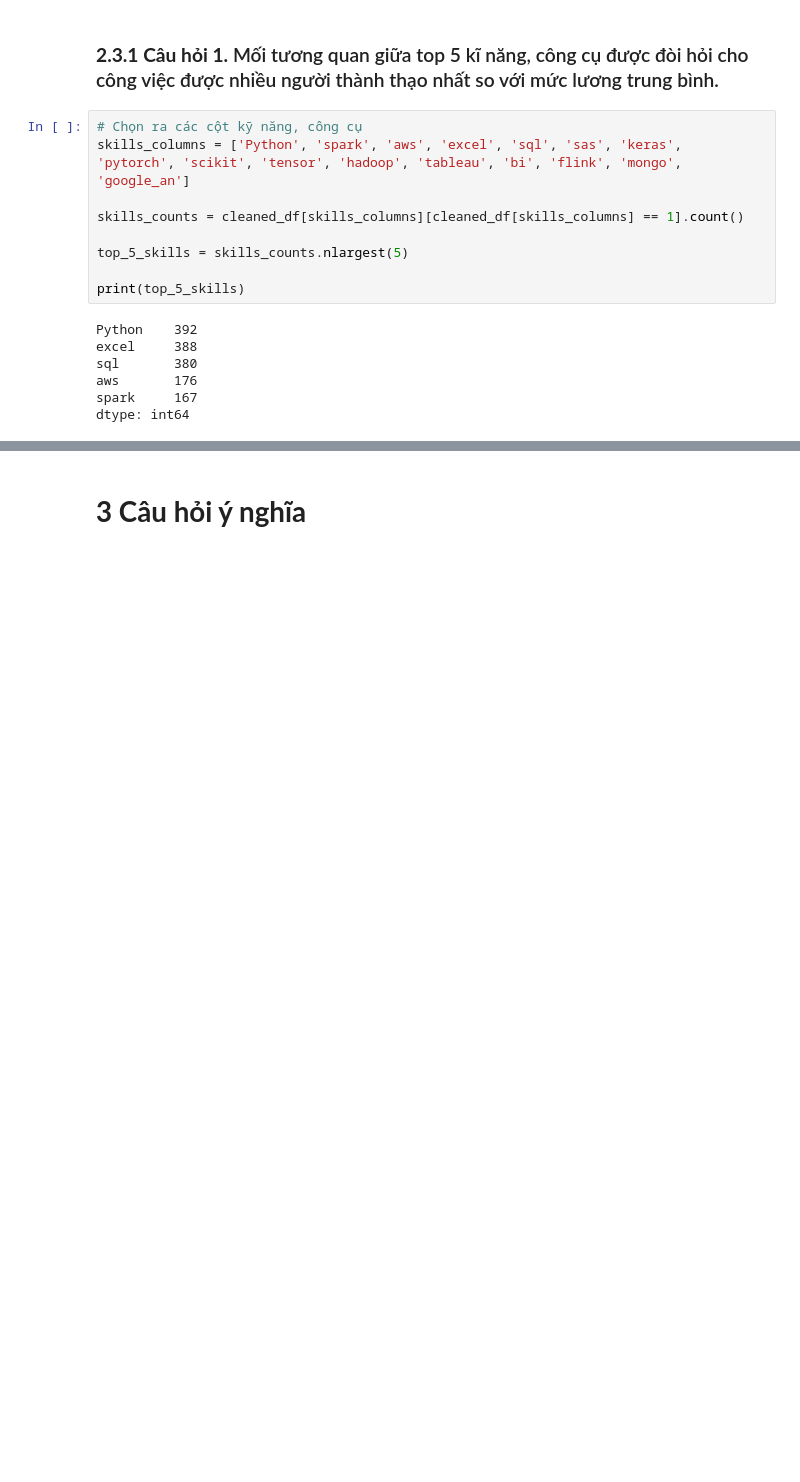
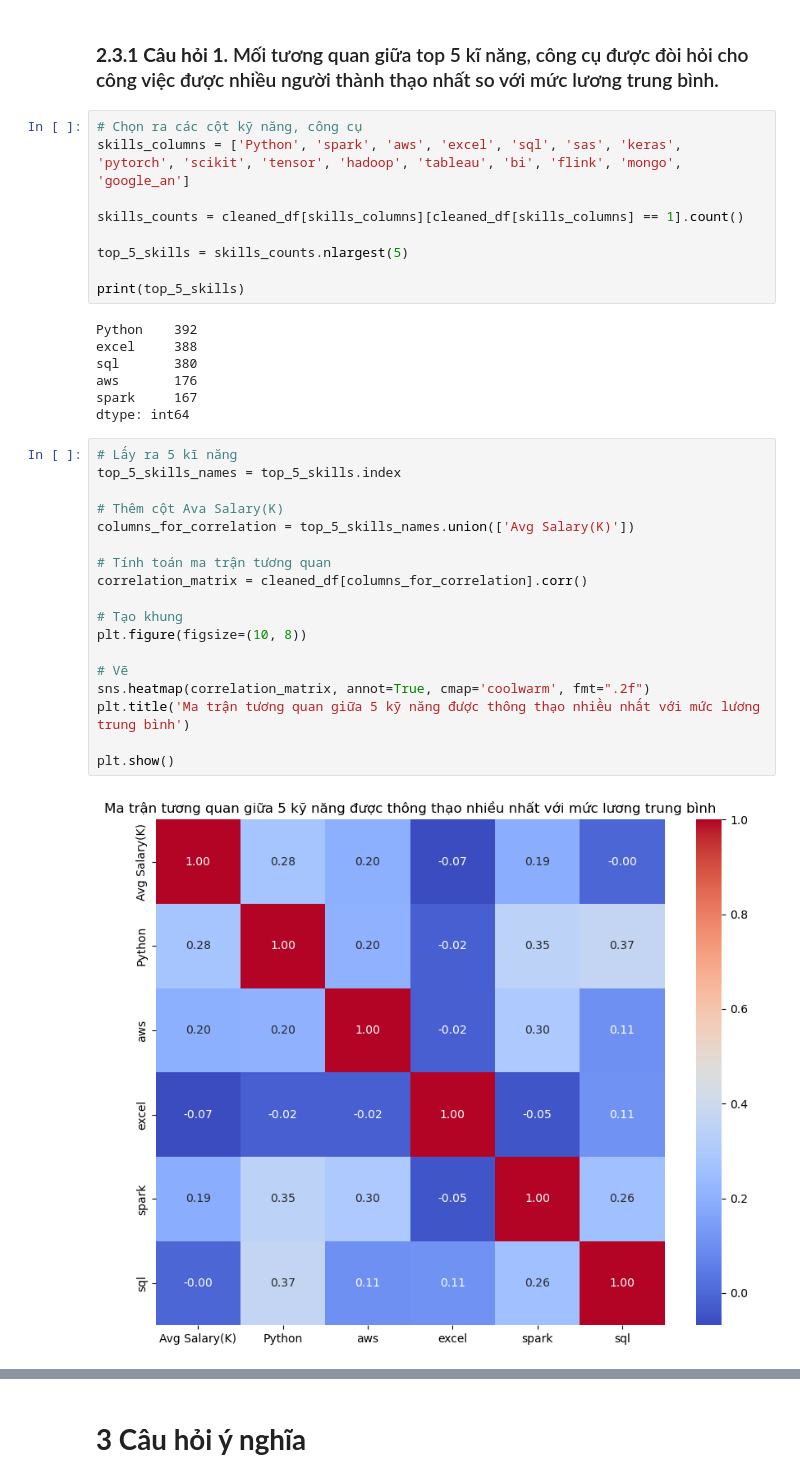
Before and after one commit to BeSo2003/Data-Visualization, a Jupyter notebook: Lab01/Eda.ipynb, the cells around one changed output, grey strips where cells are left out. Drawn from its saved outputs; the diff is of its cells as text; blank space fills up the shorter version.

```diff
--- a/Lab01/Eda.ipynb
+++ b/Lab01/Eda.ipynb
@@ -169,3 +170,23 @@ sql       380
 aws       176
 spark     167
 dtype: int64
+# %%
+# Lấy ra 5 kĩ năng
+top_5_skills_names = top_5_skills.index
+
+# Thêm cột Ava Salary(K)
+columns_for_correlation = top_5_skills_names.union(['Avg Salary(K)'])
+
+# Tính toán ma trận tương quan
+correlation_matrix = cleaned_df[columns_for_correlation].corr()
+
+# Tạo khung
+plt.figure(figsize=(10, 8))
+
+# Vẽ
+sns.heatmap(correlation_matrix, annot=True, cmap='coolwarm', fmt=".2f")
+plt.title('Ma trận tương quan giữa 5 kỹ năng được thông thạo nhiều nhất với mức lương trung bình')
+
+plt.show()
+# %% [output]
+[figure, added]
```
Also changed, not shown: parts of 9 cells of this notebook.
